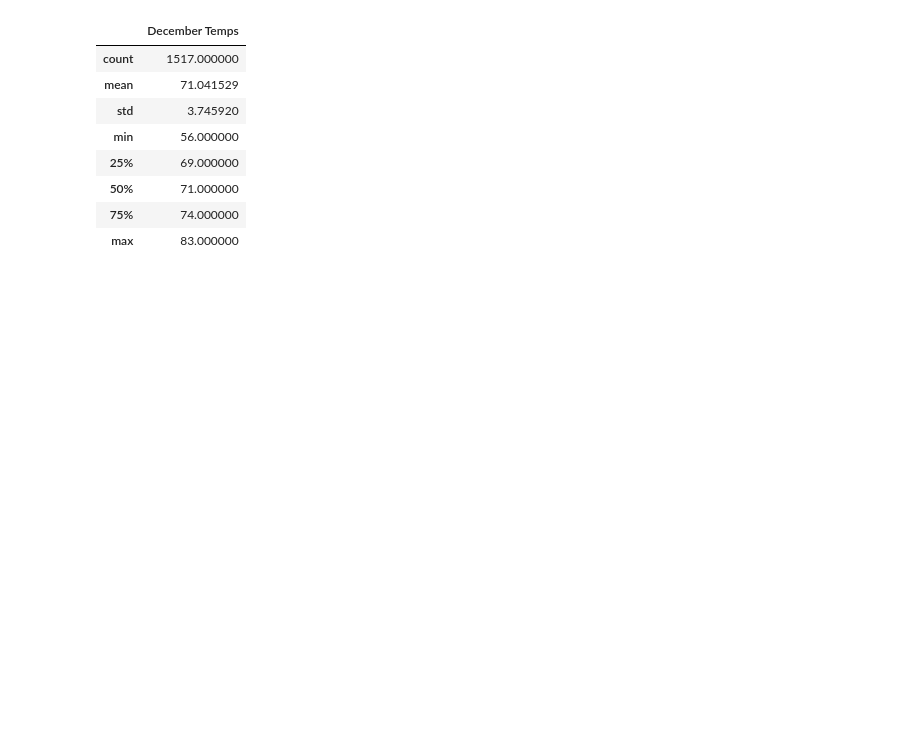
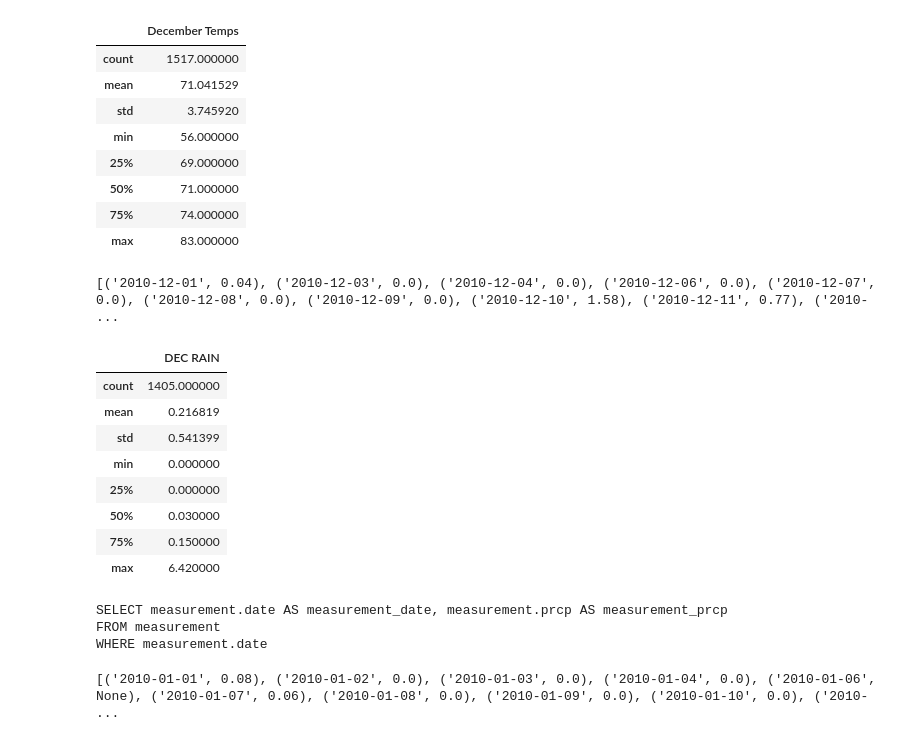
Before and after one commit to miwermi/surfs-up, a Jupyter notebook: SurfsUp_Challenge.ipynb, the cells around one changed output. Cells and saved outputs as stored; diff of their text form; code cells hidden in the pictures; blank space fills up the shorter version.

```diff
--- a/SurfsUp_Challenge.ipynb
+++ b/SurfsUp_Challenge.ipynb
@@ -126,0 +129,31 @@ ddf.describe()
+# %%
+calmo = 12
+results = session.query(Measurement.date, Measurement.prcp).filter(func.extract('month', Measurement.date) == calmo).all()
+print(results)
+# %% [output]
+[('2010-12-01', 0.04), ('2010-12-03', 0.0), ('2010-12-04', 0.0), ('2010-12-06', 0.0), ('2010-12-07', 0.0), ('2010-12-08', 0.0), ('2010-12-09', 0.0), ('2010-12-10', 1.58), ('2010-12-11', 0.77), ('2010- ...
+# %%
+caldf = pd.DataFrame(results, columns=['MO', 'DEC RAIN'])
+caldf.describe()
+# %% [output]
+|  | DEC RAIN |
+| count | 1405.000000 |
+| mean | 0.216819 |
+| std | 0.541399 |
+| min | 0.000000 |
+| 25% | 0.000000 |
+| 50% | 0.030000 |
+| 75% | 0.150000 |
+| max | 6.420000 |
+# %%
+oahurain = session.query(Measurement.date, Measurement.prcp).filter(Measurement.date)
+print(oahurain)
+# %% [output]
+SELECT measurement.date AS measurement_date, measurement.prcp AS measurement_prcp
+FROM measurement
+WHERE measurement.date
+# %%
+oahurain = session.query(Measurement.date, Measurement.prcp).filter(Measurement.date)
+print(oahurain.all())
+# %% [output]
+[('2010-01-01', 0.08), ('2010-01-02', 0.0), ('2010-01-03', 0.0), ('2010-01-04', 0.0), ('2010-01-06', None), ('2010-01-07', 0.06), ('2010-01-08', 0.0), ('2010-01-09', 0.0), ('2010-01-10', 0.0), ('2010- ...
```
Also changed, not shown: parts of 6 cells of this notebook, 1 other file.
